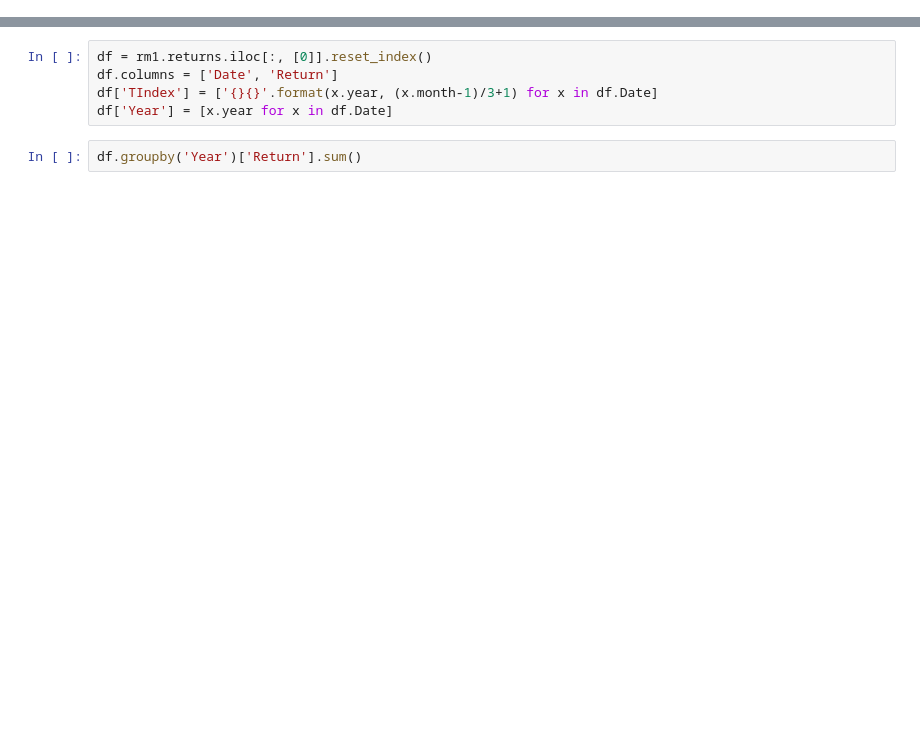
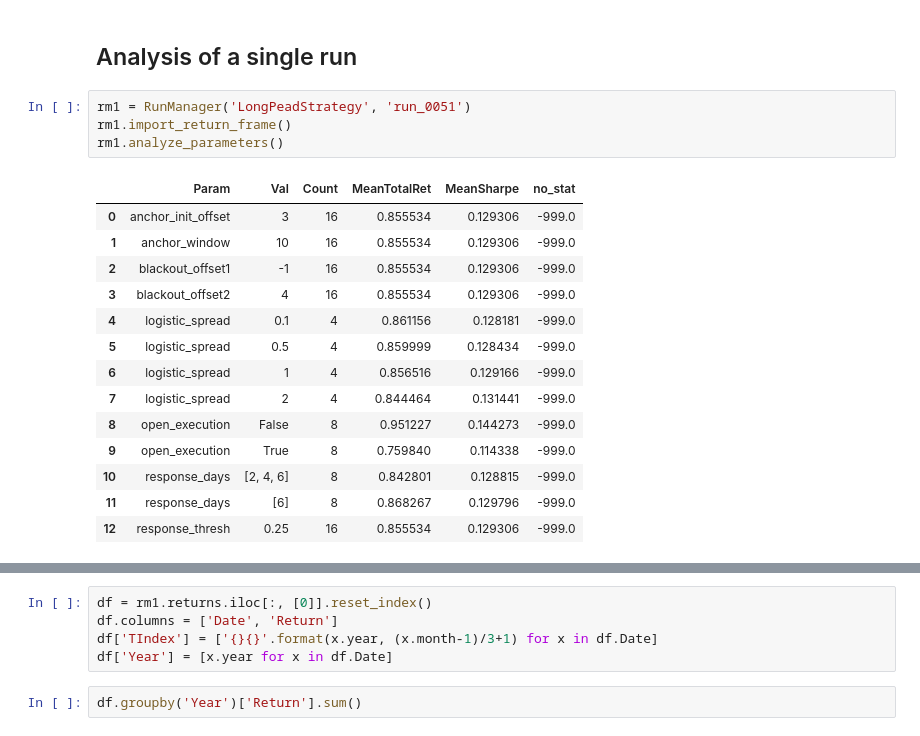
Before and after one commit to ryanoley/ram, a Jupyter notebook: examples/LongPEAD.ipynb, the cells around one changed output, grey strips where cells are left out. Drawn from its saved outputs; the diff is of its cells as text; blank space fills up the shorter version.

```diff
--- a/examples/LongPEAD.ipynb
+++ b/examples/LongPEAD.ipynb
@@ -36,0 +37,21 @@ print(RunManager.get_run_names('LongPeadStrategy'))
+# %% [markdown]
+## Analysis of a single run
+# %%
+rm1 = RunManager('LongPeadStrategy', 'run_0051')
+rm1.import_return_frame()
+rm1.analyze_parameters()
+# %% [output]
+|  | Param | Val | Count | MeanTotalRet | MeanSharpe | no_stat |
+| 0 | anchor_init_offset | 3 | 16 | 0.855534 | 0.129306 | -999.0 |
+| 1 | anchor_window | 10 | 16 | 0.855534 | 0.129306 | -999.0 |
+| 2 | blackout_offset1 | -1 | 16 | 0.855534 | 0.129306 | -999.0 |
+| 3 | blackout_offset2 | 4 | 16 | 0.855534 | 0.129306 | -999.0 |
+| 4 | logistic_spread | 0.1 | 4 | 0.861156 | 0.128181 | -999.0 |
+| 5 | logistic_spread | 0.5 | 4 | 0.859999 | 0.128434 | -999.0 |
+| 6 | logistic_spread | 1 | 4 | 0.856516 | 0.129166 | -999.0 |
+| 7 | logistic_spread | 2 | 4 | 0.844464 | 0.131441 | -999.0 |
+| 8 | open_execution | False | 8 | 0.951227 | 0.144273 | -999.0 |
+| 9 | open_execution | True | 8 | 0.759840 | 0.114338 | -999.0 |
+| 10 | response_days | [2, 4, 6] | 8 | 0.842801 | 0.128815 | -999.0 |
+| 11 | response_days | [6] | 8 | 0.868267 | 0.129796 | -999.0 |
+| 12 | response_thresh | 0.25 | 16 | 0.855534 | 0.129306 | -999.0 |
```
Also changed, not shown: parts of 9 cells of this notebook.
